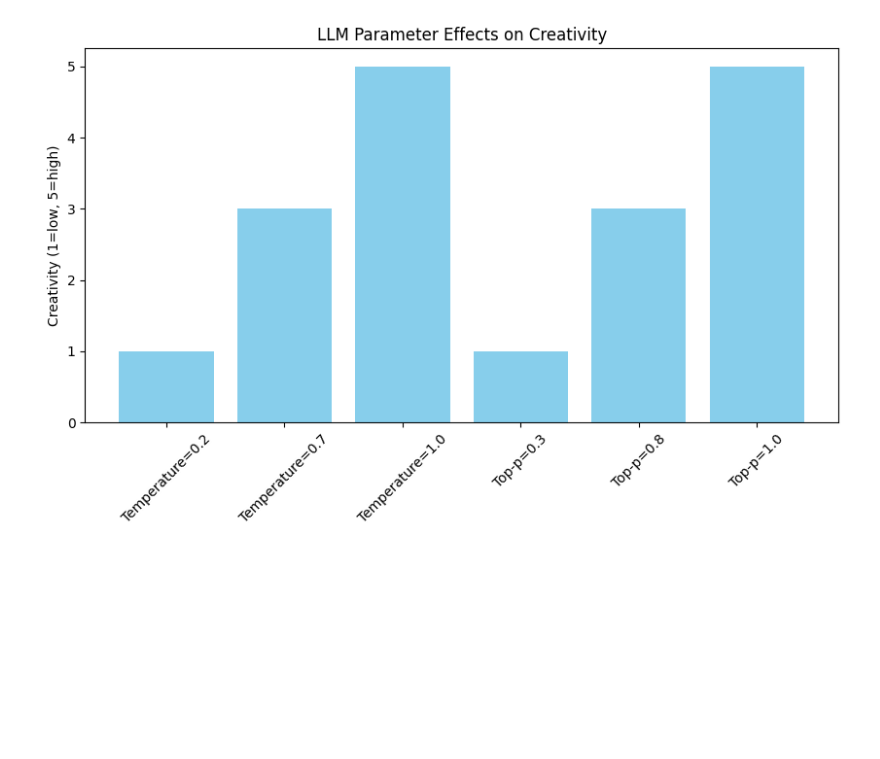
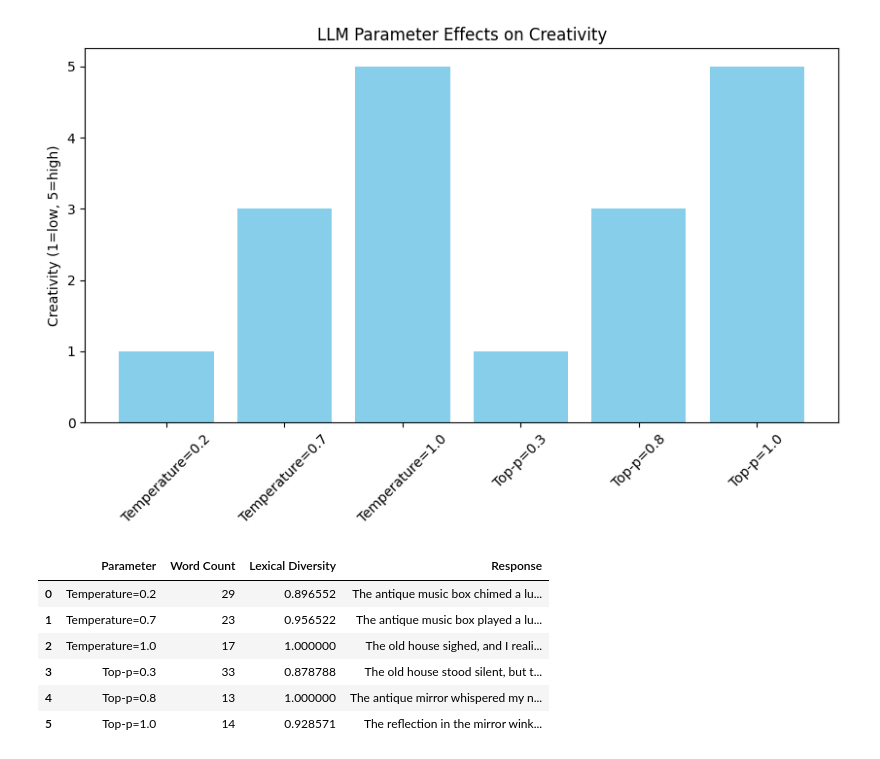
Before and after one commit to Esha420/AI_Practice, a Jupyter notebook: LLM_Parameters.ipynb, the cells around one changed output. Drawn from its saved outputs; the diff is of its cells as text; code cells hidden in the pictures; blank space fills up the shorter version.

Commit message:
chore(python): experiments with llm parameters

```diff
--- a/LLM_Parameters.ipynb
+++ b/LLM_Parameters.ipynb
@@ -127,3 +127,20 @@ plt.xticks(rotation=45)
 plt.show()
 # %% [output]
 [figure]
+# %%
+import numpy as np
+
+# Simple metrics for analysis
+df["Word Count"] = df["Response"].apply(lambda x: len(str(x).split()))
+df["Unique Words"] = df["Response"].apply(lambda x: len(set(str(x).split())))
+df["Lexical Diversity"] = df["Unique Words"] / df["Word Count"]
+
+df[["Parameter", "Word Count", "Lexical Diversity", "Response"]]
+# %% [output]
+|  | Parameter | Word Count | Lexical Diversity | Response |
+| 0 | Temperature=0.2 | 29 | 0.896552 | The antique music box chimed a lu... |
+| 1 | Temperature=0.7 | 23 | 0.956522 | The antique music box played a lu... |
+| 2 | Temperature=1.0 | 17 | 1.000000 | The old house sighed, and I reali... |
+| 3 | Top-p=0.3 | 33 | 0.878788 | The old house stood silent, but t... |
+| 4 | Top-p=0.8 | 13 | 1.000000 | The antique mirror whispered my n... |
+| 5 | Top-p=1.0 | 14 | 0.928571 | The reflection in the mirror wink... |
```
Also changed, not shown: parts of 2 cells of this notebook.
